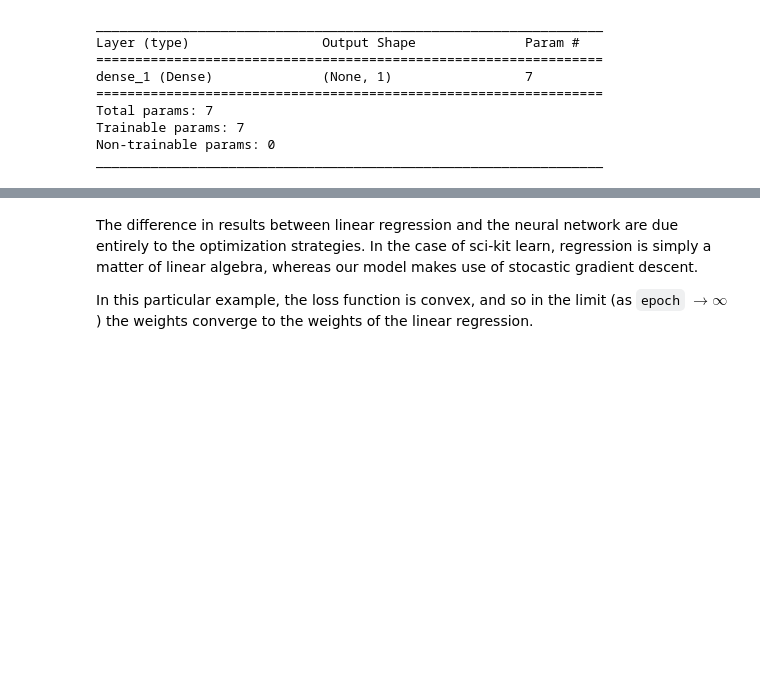
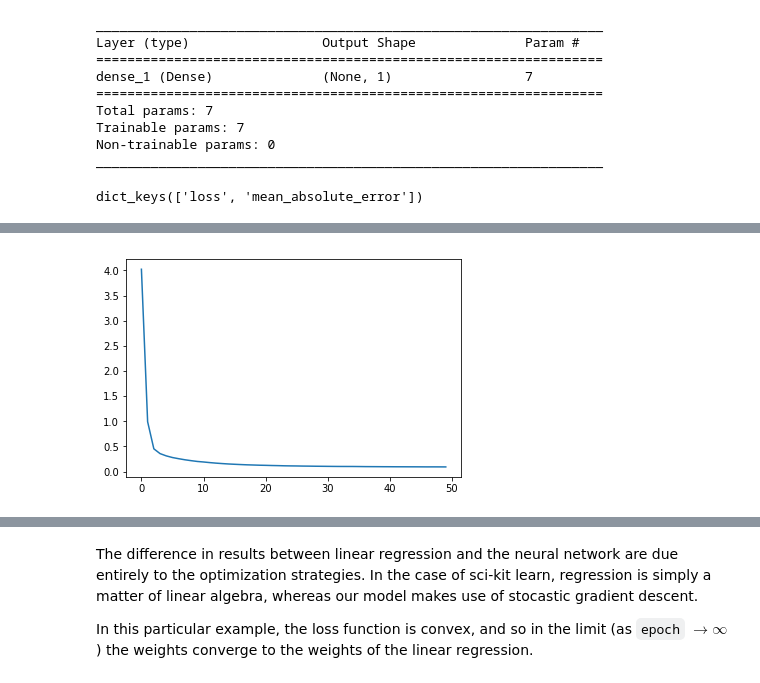
Before and after one commit to wisygig/cr, a Jupyter notebook: Simple neural network.ipynb, the cells around one changed output, grey strips where cells are left out. Saved outputs shown, nothing was run; the diff lists cells and outputs as text; code cells hidden in the pictures; blank space fills up the shorter version.

```diff
--- a/Simple neural network.ipynb
+++ b/Simple neural network.ipynb
@@ -149,3 +153,12 @@ Total params: 7
 Trainable params: 7
 Non-trainable params: 0
 _________________________________________________________________
+# %%
+network_history.history.keys()
+# %% [output]
+dict_keys(['loss', 'mean_absolute_error'])
+# %%
+plt.plot(network_history.history['loss'])
+print('loss: {}'.format(network_history.history['loss'][-1]))
+print('mae:  {}'.format(network_history.history['mean_absolute_error'][-1]))
+# %% [output]
@@ -152,3 +167,4 @@ _________________________________________________________________
+[figure, added]
 # %%
 y_hat = scale_y.inverse_transform(model.predict(sX))
 pred['cr_nn'] = y_hat
```
Also changed, not shown: parts of 28 cells of this notebook.
